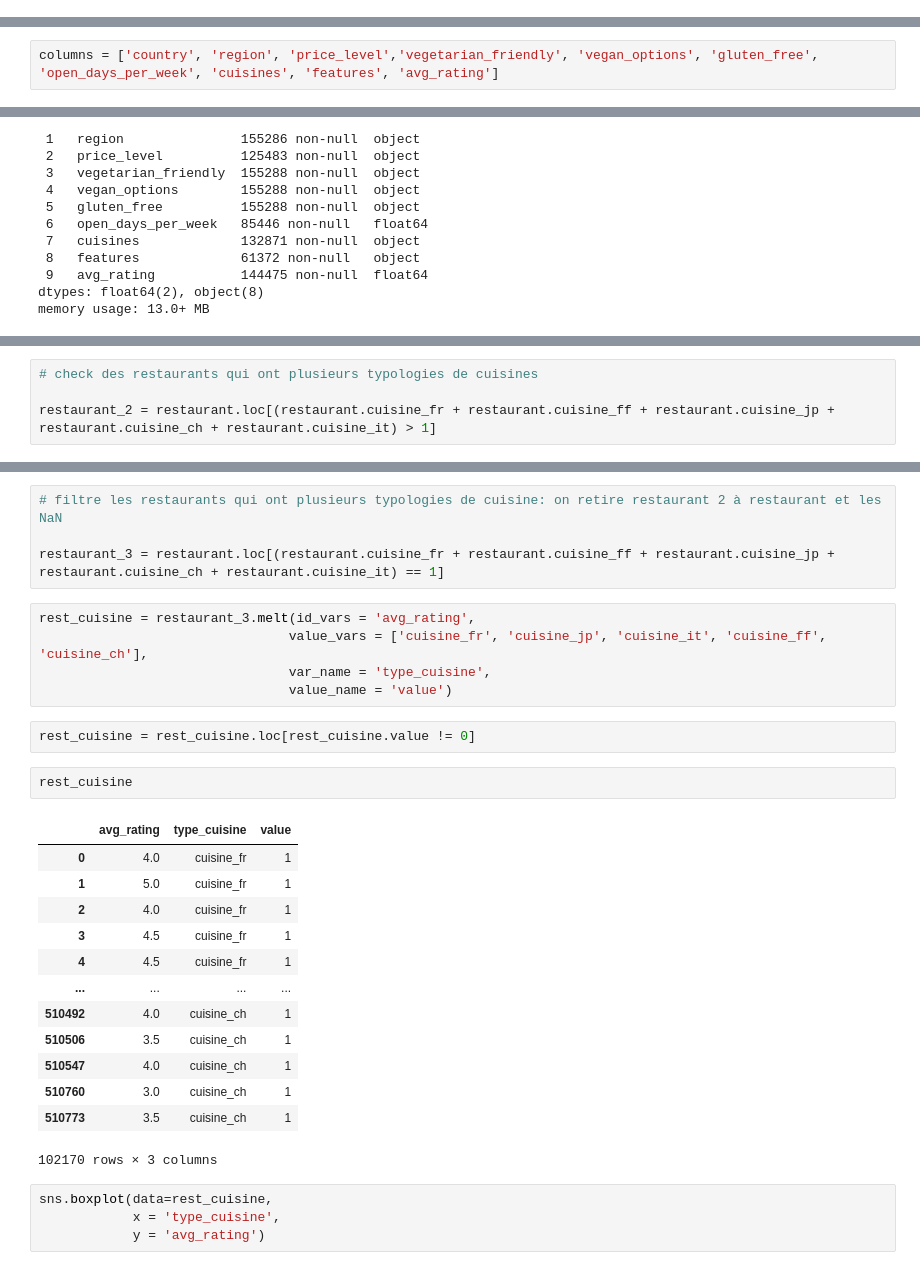
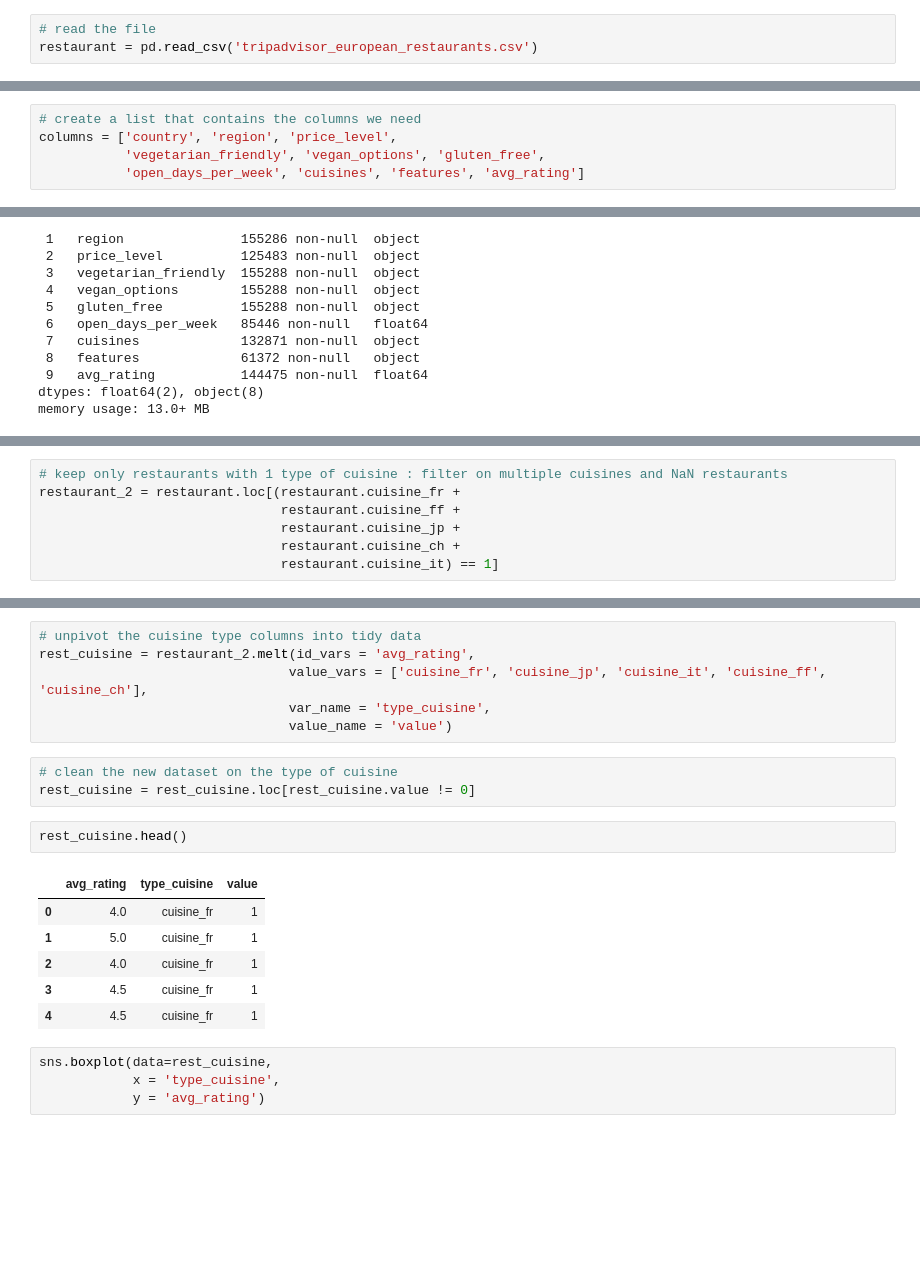
Before and after one commit to Julielebousse/tripadvisor_rating, a Jupyter notebook: Project2_Tripadvisor.ipynb, the cells around one changed output, grey strips where cells are left out. Drawn from its saved outputs; the diff is of its cells as text; blank space fills up the shorter version.

```diff
--- a/Project2_Tripadvisor.ipynb
+++ b/Project2_Tripadvisor.ipynb
@@ -8,3 +7,6 @@ restaurant = pd.read_csv('/Users/julie.le-bousse/Downloads/tripadvisor_european_
+# %%
+# read the file
+restaurant = pd.read_csv('tripadvisor_european_restaurants.csv')
 # %%
 restaurant.info()
 # %% [output]
@@ -28,2 +32,5 @@ memory usage: 347.2+ MB
 # %%
-columns = ['country', 'region', 'price_level','vegetarian_friendly', 'vegan_options', 'gluten_free', 'open_days_per_week', 'cuisines', 'features', 'avg_rating']
+# create a list that contains the columns we need
+columns = ['country', 'region', 'price_level',
+           'vegetarian_friendly', 'vegan_options', 'gluten_free',
+           'open_days_per_week', 'cuisines', 'features', 'avg_rating']
@@ -117,4 +111,7 @@ sns.boxplot(data=restaurant,
 # %%
-# check des restaurants qui ont plusieurs typologies de cuisines
-
-restaurant_2 = restaurant.loc[(restaurant.cuisine_fr + restaurant.cuisine_ff + restaurant.cuisine_jp + restaurant.cuisine_ch + restaurant.cuisine_it) > 1]
+# keep only restaurants with 1 type of cuisine : filter on multiple cuisines and NaN restaurants
+restaurant_2 = restaurant.loc[(restaurant.cuisine_fr +
+                               restaurant.cuisine_ff +
+                               restaurant.cuisine_jp +
+                               restaurant.cuisine_ch +
+                               restaurant.cuisine_it) == 1]
@@ -141,30 +118,21 @@ memory usage: 1.3+ MB
-# %%
-# filtre les restaurants qui ont plusieurs typologies de cuisine: on retire restaurant 2 à restaurant et les NaN
-
-restaurant_3 = restaurant.loc[(restaurant.cuisine_fr + restaurant.cuisine_ff + restaurant.cuisine_jp + restaurant.cuisine_ch + restaurant.cuisine_it) == 1]
 # %%
-rest_cuisine = restaurant_3.melt(id_vars = 'avg_rating',
+# unpivot the cuisine type columns into tidy data
+rest_cuisine = restaurant_2.melt(id_vars = 'avg_rating',
                                 value_vars = ['cuisine_fr', 'cuisine_jp', 'cuisine_it', 'cuisine_ff', 'cuisine_ch'],
                                 var_name = 'type_cuisine',
                                 value_name = 'value')
 # %%
+# clean the new dataset on the type of cuisine
 rest_cuisine = rest_cuisine.loc[rest_cuisine.value != 0]
 # %%
-rest_cuisine
+rest_cuisine.head()
 # %% [output]
 |  | avg_rating | type_cuisine | value |
 | 0 | 4.0 | cuisine_fr | 1 |
 | 1 | 5.0 | cuisine_fr | 1 |
 | 2 | 4.0 | cuisine_fr | 1 |
 | 3 | 4.5 | cuisine_fr | 1 |
 | 4 | 4.5 | cuisine_fr | 1 |
-| ... | ... | ... | ... |
-| 510492 | 4.0 | cuisine_ch | 1 |
-| 510506 | 3.5 | cuisine_ch | 1 |
-| 510547 | 4.0 | cuisine_ch | 1 |
-| 510760 | 3.0 | cuisine_ch | 1 |
-| 510773 | 3.5 | cuisine_ch | 1 |
-102170 rows × 3 columns
 # %%
 sns.boxplot(data=rest_cuisine,
             x = 'type_cuisine',
```
Also changed, not shown: parts of 28 cells of this notebook.
